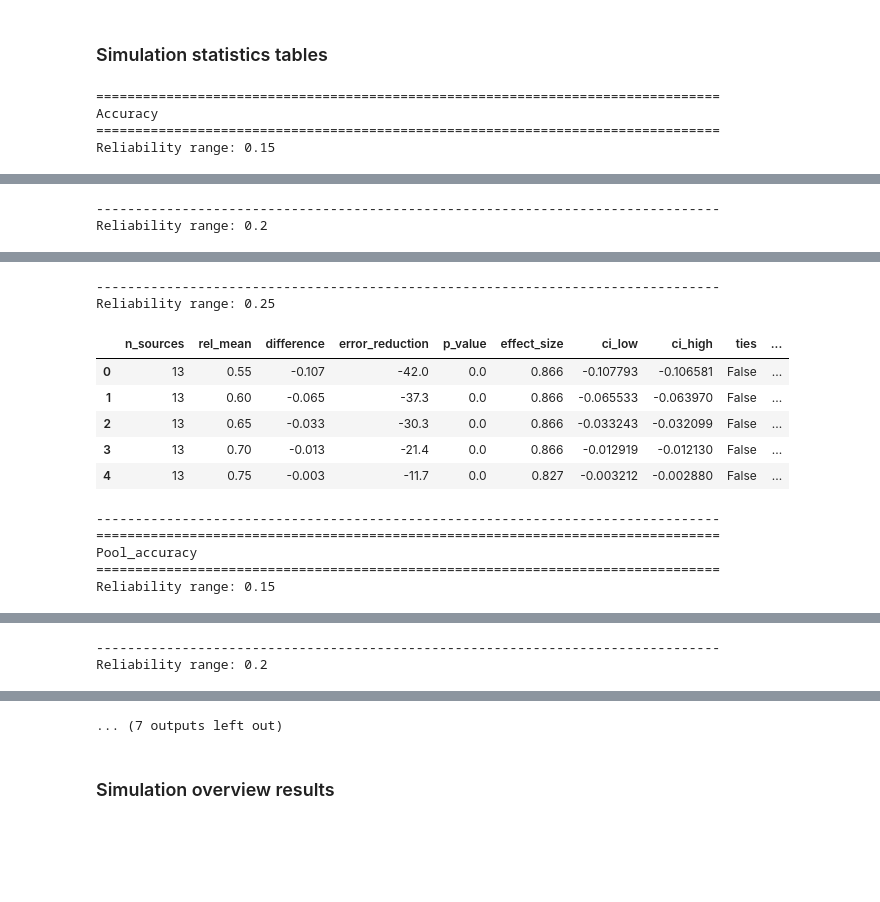
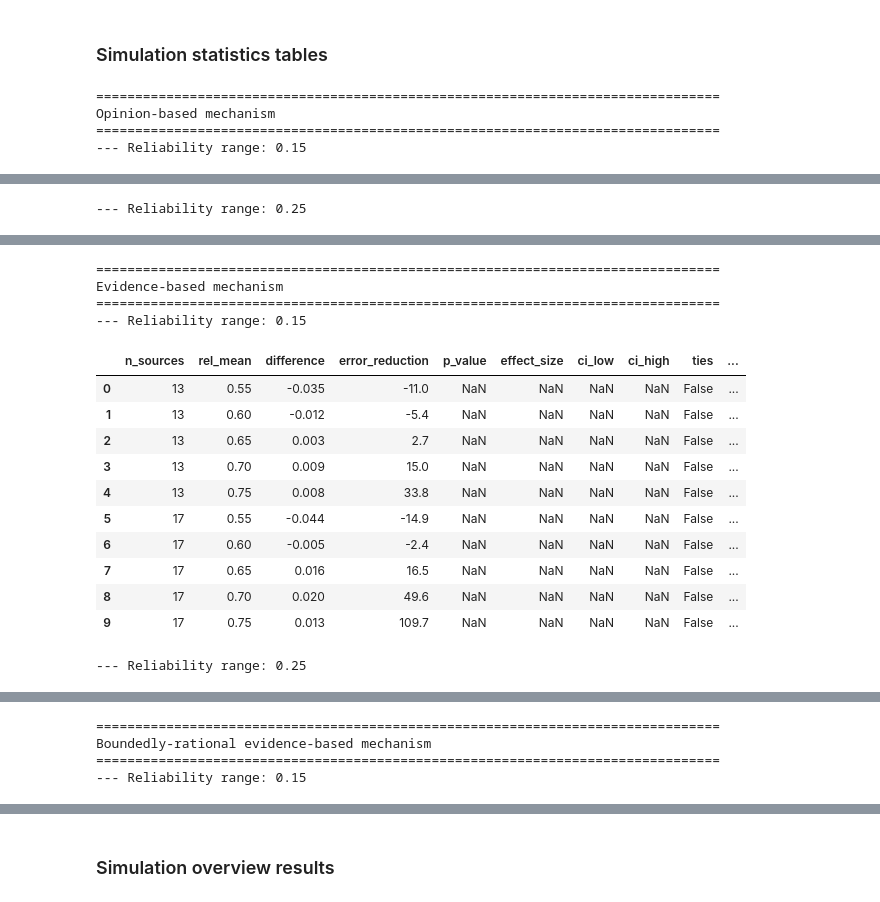
Before and after one commit to HeinDuijf/DiversityAbility, a Jupyter notebook: robustness.ipynb, the cells around one changed output, grey strips where cells are left out. Saved outputs shown, nothing was run; the diff lists cells and outputs as text; code cells hidden in the pictures; blank space fills up the shorter version.

Commit message:
updated robustness analysis

```diff
--- a/robustness.ipynb
+++ b/robustness.ipynb
@@ -101,6 +212,6 @@ New method for generating heatmap with multiple heuristics
 # %%
-def visualize_heatmap_multiple_heuristics(
-    outcome: str = "accuracy",
+def heatmap_heuristics_homogeneous(
+    outcome: str = "accuracy_opinion",
     heuristic_size_list: list = [5, 7, 9],
     measure: str = "absolute",
     mask: bool = True,
@@ -119,6 +230,8 @@ def visualize_heatmap_multiple_heuristics(
             df["effect_percent"] = df["error_reduction"]
 
         df_total = pd.concat([df_total, df])
+
+    df_total = df_total[df_total["n_sources"] < 21]
 
     pivot_df = df_total.pivot(
         index="rel_mean",
@@ -179,6 +292,7 @@ def visualize_heatmap_multiple_heuristics(
             columns=["n_sources", "heuristic_size"],
             values="p_value",
         )
+        mask_df.fillna(value=0.0, inplace=True)
         mask_df = mask_df.astype(bool)
         mask_df.sort_index(inplace=True, ascending=False)
         fig = sns.heatmap(
@@ -192,16 +306,22 @@ def visualize_heatmap_multiple_heuristics(
     fig.set_ylabel("Reliability (mean)")
     plt.yticks(rotation=0)
     plt.savefig(
-        f"figures/heatmap_{outcome}_{measure}.eps",
+        f"figures/robustness/heatmap_heuristics_homogeneous_{outcome}_{measure}.eps",
         bbox_inches="tight",
         dpi=800,
         format="eps",
     )
     plt.savefig(
-        f"figures/heatmap_{outcome}_{measure}.png",
+        f"figures/robustness/heatmap_heuristics_homogeneous_{outcome}_{measure}.png",
         bbox_inches="tight",
         dpi=800,
     )
     if show:
         plt.show()
     plt.close()
+# %%
+for outcome in ["accuracy_opinion", "accuracy_evidence", "accuracy_bounded"]:
+    print("="*40)
+    print(f"{translate_outcome_mechanism[outcome].capitalize()}")
+    print("="*40)
+    heatmap_heuristics_homogeneous(outcome=outcome, colors=True, show=True)
@@ -301,0 +445,12 @@ visualize_heatmap(outcome="bounded_pool_accuracy", heuristic_size=[5, 7, 9], col
+# %%
+for outcome in ["accuracy_opinion", "accuracy_evidence", "accuracy_bounded"]:
+    print("="*40)
+    print(f"{translate_outcome_mechanism[outcome].capitalize()}")
+    print("="*40)
+    heatmap(
+        outcome=outcome,
+        heuristic_size=[5, 7, 9],
+        colors=True,
+        show=True,
+        filename=f"figures/robustness/heatmap_heuristics_heterogeneous_{outcome}",
+    )
@@ -396,18 +566,18 @@ Name: 4, dtype: object
 # %% [markdown]
 ### Simulation statistics tables
 # %%
-for outcome in ["accuracy", "pool_accuracy", "bounded_pool_accuracy"]:
+for outcome in ["accuracy_opinion", "accuracy_evidence", "accuracy_bounded"]:
     print("="*80)
-    print(f"{str(outcome).capitalize()}")
+    print(f"{translate_outcome_mechanism[outcome].capitalize()}")
     print("="*80)
-    for rel_range in [0.15, 0.2, 0.25]:
+    for rel_range in [0.15, 0.25]:
         df_dummy = produce_df_1samp(outcome=outcome, reliability_range=rel_range)
-        print(f"Reliability range: {rel_range}")
+        df_dummy = df_dummy[df_dummy["n_sources"] < 21]
+        print(f"--- Reliability range: {rel_range}")
         display(df_dummy)
-        print("-"*80)
 # %% [output]
 ================================================================================
-Accuracy
+Opinion-based mechanism
 ================================================================================
-Reliability range: 0.15
+--- Reliability range: 0.15
 |  | n_sources | rel_mean | difference | error_reduction | p_value | effect_size | ci_low | ci_high | ties | ... |
@@ -419,3 +594,2 @@ Reliability range: 0.15
---------------------------------------------------------------------------------
-Reliability range: 0.2
+--- Reliability range: 0.25
 |  | n_sources | rel_mean | difference | error_reduction | p_value | effect_size | ci_low | ci_high | ties | ... |
@@ -432,14 +606,17 @@ Reliability range: 0.2
---------------------------------------------------------------------------------
-Reliability range: 0.25
+================================================================================
+Evidence-based mechanism
+================================================================================
+--- Reliability range: 0.15
 |  | n_sources | rel_mean | difference | error_reduction | p_value | effect_size | ci_low | ci_high | ties | ... |
-| 0 | 13 | 0.55 | -0.107 | -42.0 | 0.0 | 0.866 | -0.107793 | -0.106581 | False | ... |
-| 1 | 13 | 0.60 | -0.065 | -37.3 | 0.0 | 0.866 | -0.065533 | -0.063970 | False | ... |
-| 2 | 13 | 0.65 | -0.033 | -30.3 | 0.0 | 0.866 | -0.033243 | -0.032099 | False | ... |
-| 3 | 13 | 0.70 | -0.013 | -21.4 | 0.0 | 0.866 | -0.012919 | -0.012130 | False | ... |
-| 4 | 13 | 0.75 | -0.003 | -11.7 | 0.0 | 0.827 | -0.003212 | -0.002880 | False | ... |
+| 0 | 13 | 0.55 | -0.035 | -11.0 | NaN | NaN | NaN | NaN | False | ... |
+| 1 | 13 | 0.60 | -0.012 | -5.4 | NaN | NaN | NaN | NaN | False | ... |
+| 2 | 13 | 0.65 | 0.003 | 2.7 | NaN | NaN | NaN | NaN | False | ... |
+| 3 | 13 | 0.70 | 0.009 | 15.0 | NaN | NaN | NaN | NaN | False | ... |
+| 4 | 13 | 0.75 | 0.008 | 33.8 | NaN | NaN | NaN | NaN | False | ... |
+| 5 | 17 | 0.55 | -0.044 | -14.9 | NaN | NaN | NaN | NaN | False | ... |
+| 6 | 17 | 0.60 | -0.005 | -2.4 | NaN | NaN | NaN | NaN | False | ... |
+| 7 | 17 | 0.65 | 0.016 | 16.5 | NaN | NaN | NaN | NaN | False | ... |
+| 8 | 17 | 0.70 | 0.020 | 49.6 | NaN | NaN | NaN | NaN | False | ... |
+| 9 | 17 | 0.75 | 0.013 | 109.7 | NaN | NaN | NaN | NaN | False | ... |
---------------------------------------------------------------------------------
-================================================================================
-Pool_accuracy
-================================================================================
-Reliability range: 0.15
+--- Reliability range: 0.25
 |  | n_sources | rel_mean | difference | error_reduction | p_value | effect_size | ci_low | ci_high | ties | ... |
@@ -451,3 +633,5 @@ Reliability range: 0.15
---------------------------------------------------------------------------------
-Reliability range: 0.2
+================================================================================
+Boundedly-rational evidence-based mechanism
+================================================================================
+--- Reliability range: 0.15
 |  | n_sources | rel_mean | difference | error_reduction | p_value | effect_size | ci_low | ci_high | ties | ... |
@@ -472,4 +660,3 @@ Reliability range: 0.25
-... (7 outputs left out)
 # %% [markdown]
 ### Simulation overview results
 # %%
```
Also changed, not shown: parts of 51 cells of this notebook.
